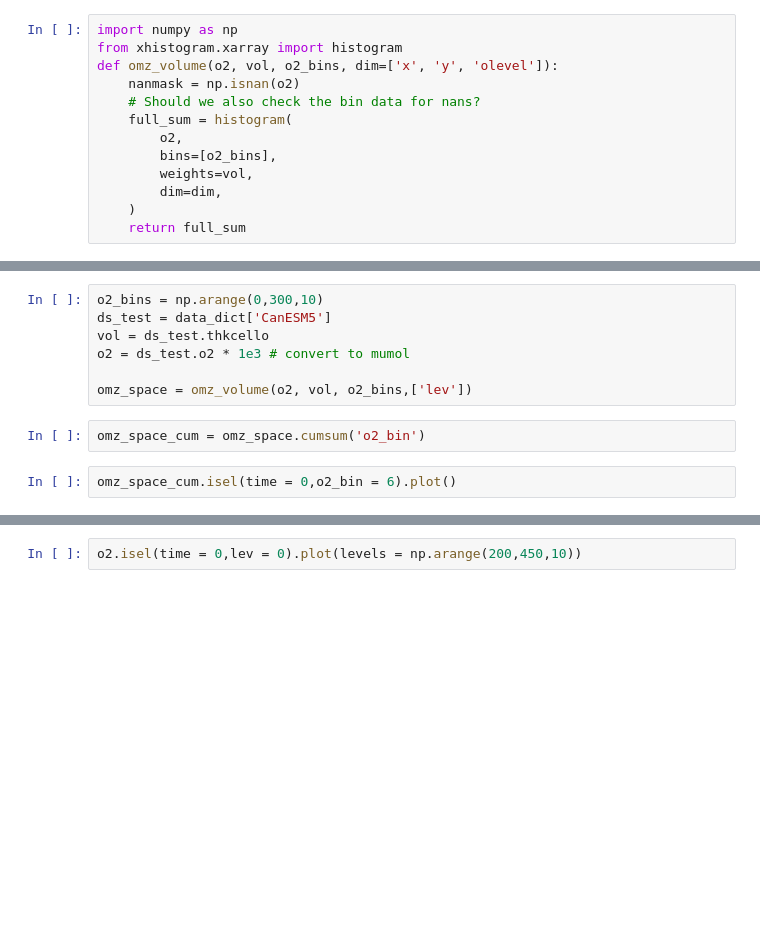
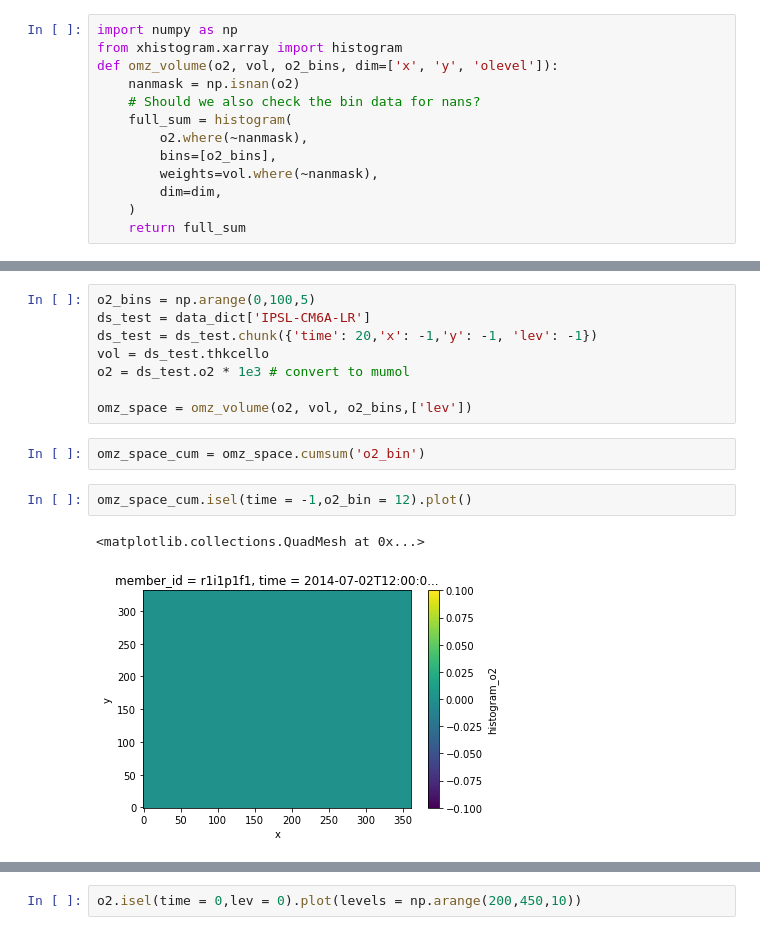
Before and after one commit to mara-freilich/cmip6hack-ocean-bgc, a Jupyter notebook: notebooks/mfreilich_omz_volume.ipynb, the cells around one changed output, grey strips where cells are left out. Cells and saved outputs as stored; diff of their text form; blank space fills up the shorter version.

```diff
--- a/notebooks/mfreilich_omz_volume.ipynb
+++ b/notebooks/mfreilich_omz_volume.ipynb
@@ -77,9 +84,9 @@ def omz_volume(o2, vol, o2_bins, dim=['x', 'y', 'olevel']):
     nanmask = np.isnan(o2)
     # Should we also check the bin data for nans?
     full_sum = histogram(
-        o2,
+        o2.where(~nanmask),
         bins=[o2_bins],
-        weights=vol,
+        weights=vol.where(~nanmask),
         dim=dim,
     )
     return full_sum
@@ -95,6 +100,7 @@ ValueError: Chunks do not align: [(10, 10, 10, 10, 10, 9, 10, 10, 10, 10, 10, 10
 # %%
-o2_bins = np.arange(0,300,10)
-ds_test = data_dict['CanESM5']
+o2_bins = np.arange(0,100,5)
+ds_test = data_dict['IPSL-CM6A-LR']
+ds_test = ds_test.chunk({'time': 20,'x': -1,'y': -1, 'lev': -1})
 vol = ds_test.thkcello
 o2 = ds_test.o2 * 1e3 # convert to mumol
 
@@ -102,5 +108,8 @@ omz_space = omz_volume(o2, vol, o2_bins,['lev'])
 # %%
 omz_space_cum = omz_space.cumsum('o2_bin')
 # %%
-omz_space_cum.isel(time = 0,o2_bin = 6).plot()
+omz_space_cum.isel(time = -1,o2_bin = 12).plot()
+# %% [output]
+<matplotlib.collections.QuadMesh at 0x...>
+[figure, added]
 # %%
```
Also changed, not shown: parts of 4 cells of this notebook, 1 other file.
